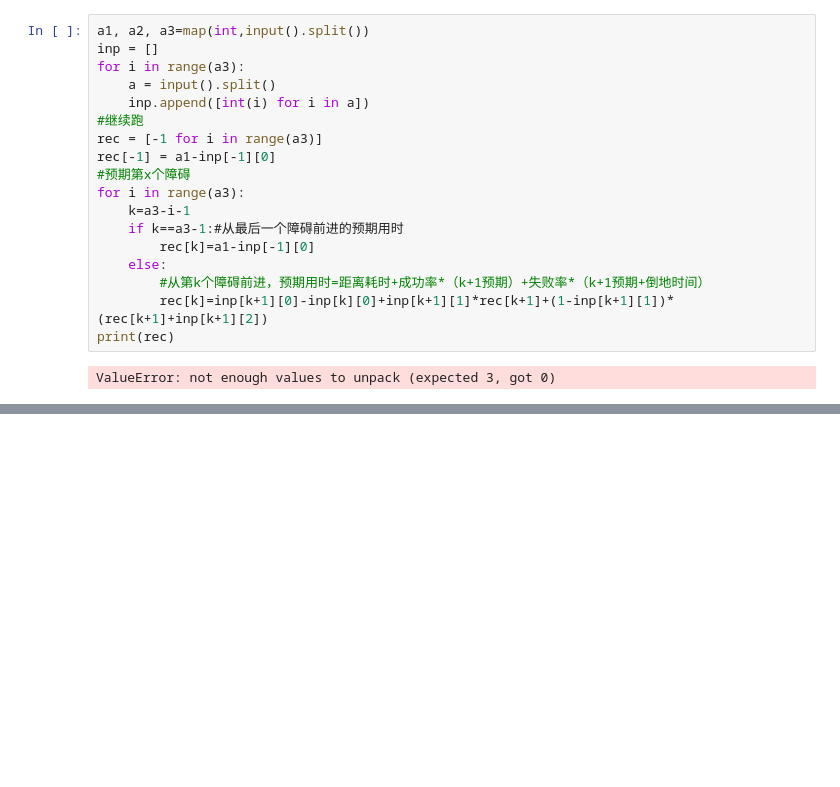
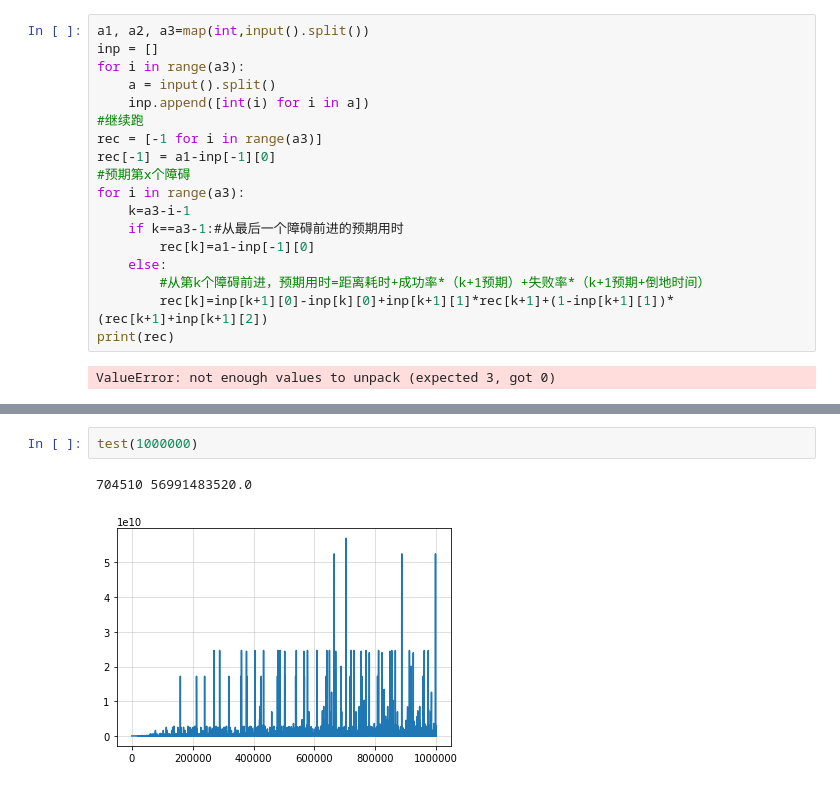
Before and after one commit to GuoYipeng279/algo, a Jupyter notebook: test.ipynb, the cells around one changed output, grey strips where cells are left out. Cells and saved outputs as stored; diff of their text form; blank space fills up the shorter version.

```diff
--- a/test.ipynb
+++ b/test.ipynb
@@ -91,0 +122,5 @@ ValueError: not enough values to unpack (expected 3, got 0)
+# %%
+test(1000000)
+# %% [output]
+704510 56991483520.0
+[figure, added]
```
Also changed, not shown: parts of 4 cells of this notebook, 20 other files.
